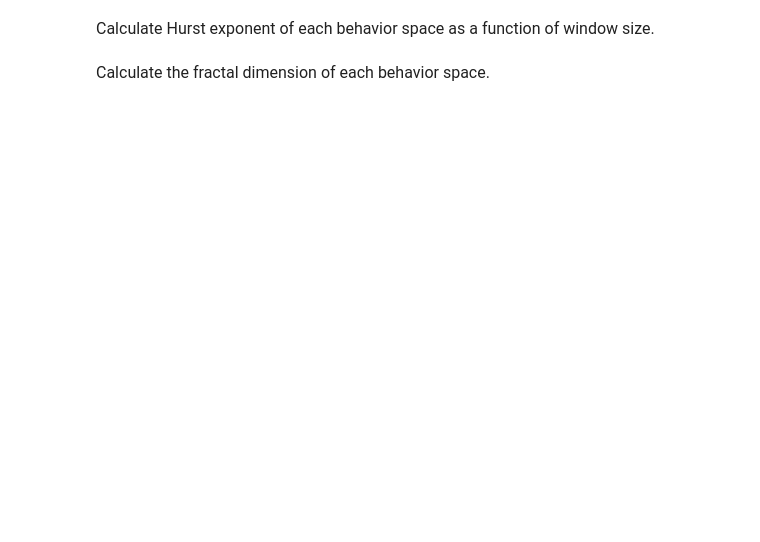
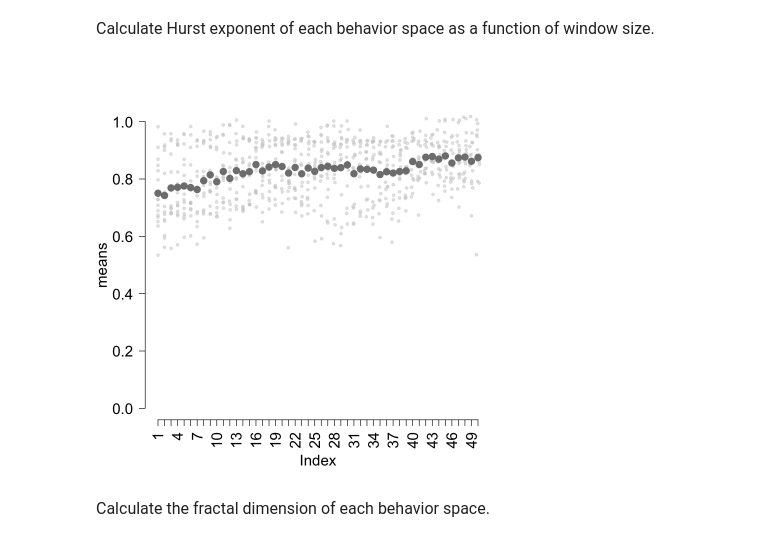
Before and after one commit to Arcadia-Science/comparative-amoeboid-crawling, a Jupyter notebook: 03_notebooks/notebook_1_data_shape_components_and_iterative_window_search.ipynb, the cells around one changed output. Drawn from its saved outputs; the diff is of its cells as text; code cells hidden in the pictures; blank space fills up the shorter version.

```diff
--- a/03_notebooks/notebook_1_data_shape_components_and_iterative_window_search.ipynb
+++ b/03_notebooks/notebook_1_data_shape_components_and_iterative_window_search.ipynb
@@ -338,14 +352,16 @@ invisible(plot_variance(percent_recurrent,
 # %%
 hurst = list()
 for(i in 1:length(iterative_windows)){
   x = c()
   for(j in 1:length(iterative_windows[[i]])){
-    x = c(x, invisible(hurstexp(iterative_windows[[i]][[j]]$coords, display = FALSE)$Hrs))
+    x = c(x, invisible(pracma::hurstexp(iterative_windows[[i]][[j]]$coords, display = FALSE)$Hrs))
   }
   hurst[[names(iterative_windows)[i]]] = x
 }
 
 h = plot_results(hurst, ylim = c(0,1))
+# %% [output]
+[figure, added]
 # %% [markdown]
 <font size="3"> Calculate the fractal dimension of each behavior space.
 # %%
```
Also changed, not shown: parts of 10 cells of this notebook, 5 other files.
